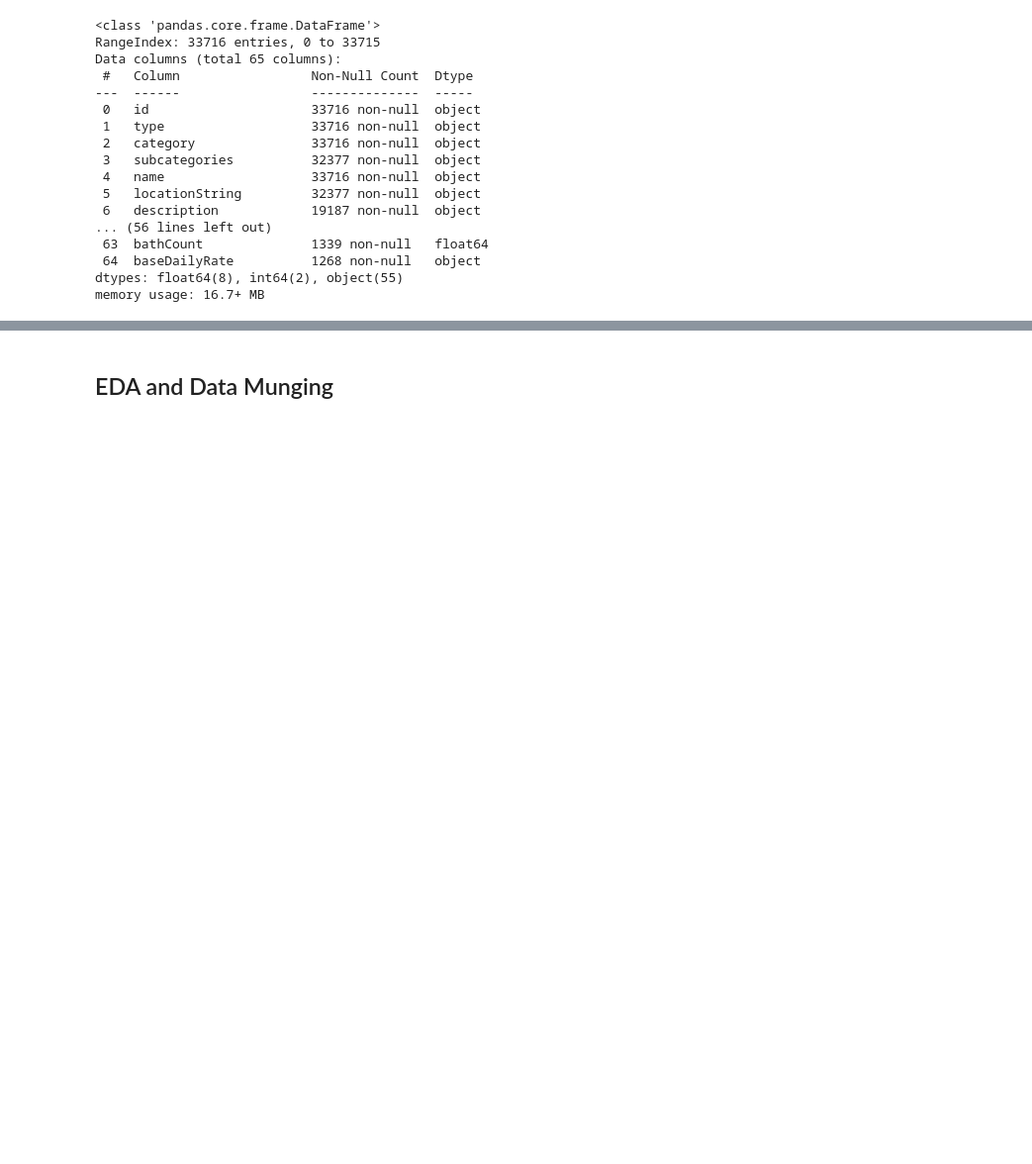
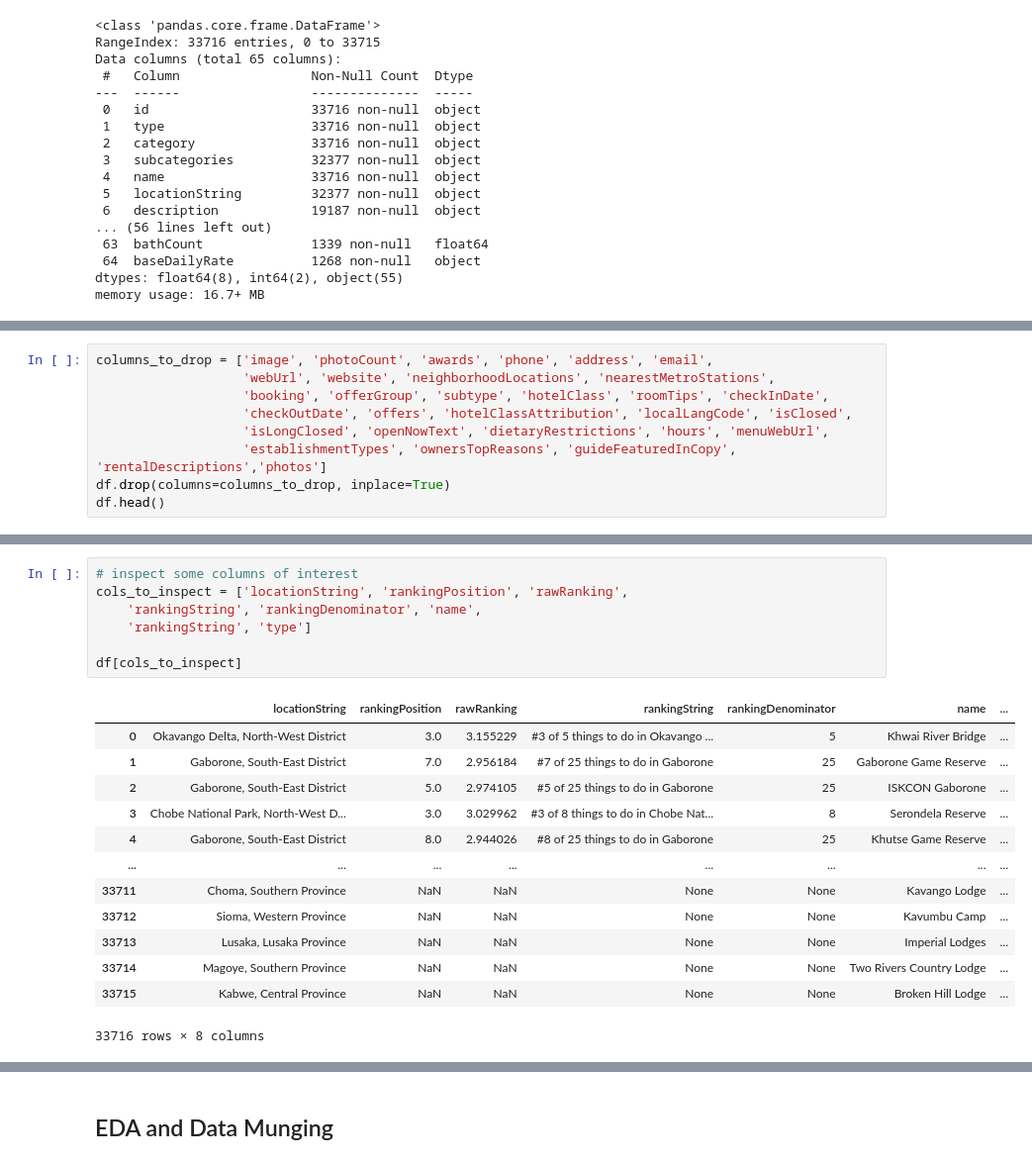
Before and after one commit to R3TR0Quan/travel-destination-recommendation-sys, a Jupyter notebook: notebook.ipynb, the cells around one changed output, grey strips where cells are left out. Shown at 99% size. Cells and saved outputs as stored; diff of their text form; blank space fills up the shorter version.

```diff
--- a/notebook.ipynb
+++ b/notebook.ipynb
@@ -71,0 +119,9 @@ memory usage: 16.7+ MB
+# %%
+columns_to_drop = ['image', 'photoCount', 'awards', 'phone', 'address', 'email',
+                   'webUrl', 'website', 'neighborhoodLocations', 'nearestMetroStations',
+                   'booking', 'offerGroup', 'subtype', 'hotelClass', 'roomTips', 'checkInDate',
+                   'checkOutDate', 'offers', 'hotelClassAttribution', 'localLangCode', 'isClosed',
+                   'isLongClosed', 'openNowText', 'dietaryRestrictions', 'hours', 'menuWebUrl',
+                   'establishmentTypes', 'ownersTopReasons', 'guideFeaturedInCopy', 'rentalDescriptions','photos']
+df.drop(columns=columns_to_drop, inplace=True)
+df.head()
@@ -71,0 +255,21 @@ memory usage: 16.7+ MB
+# %%
+# inspect some columns of interest
+cols_to_inspect = ['locationString', 'rankingPosition', 'rawRanking',
+    'rankingString', 'rankingDenominator', 'name',
+    'rankingString', 'type']
+
+df[cols_to_inspect]
+# %% [output]
+|  | locationString | rankingPosition | rawRanking | rankingString | rankingDenominator | name | ... |
+| 0 | Okavango Delta, North-West District | 3.0 | 3.155229 | #3 of 5 things to do in Okavango ... | 5 | Khwai River Bridge | ... |
+| 1 | Gaborone, South-East District | 7.0 | 2.956184 | #7 of 25 things to do in Gaborone | 25 | Gaborone Game Reserve | ... |
+| 2 | Gaborone, South-East District | 5.0 | 2.974105 | #5 of 25 things to do in Gaborone | 25 | ISKCON Gaborone | ... |
+| 3 | Chobe National Park, North-West D... | 3.0 | 3.029962 | #3 of 8 things to do in Chobe Nat... | 8 | Serondela Reserve | ... |
+| 4 | Gaborone, South-East District | 8.0 | 2.944026 | #8 of 25 things to do in Gaborone | 25 | Khutse Game Reserve | ... |
+| ... | ... | ... | ... | ... | ... | ... | ... |
+| 33711 | Choma, Southern Province | NaN | NaN | None | None | Kavango Lodge | ... |
+| 33712 | Sioma, Western Province | NaN | NaN | None | None | Kavumbu Camp | ... |
+| 33713 | Lusaka, Lusaka Province | NaN | NaN | None | None | Imperial Lodges | ... |
+| 33714 | Magoye, Southern Province | NaN | NaN | None | None | Two Rivers Country Lodge | ... |
+| 33715 | Kabwe, Central Province | NaN | NaN | None | None | Broken Hill Lodge | ... |
+33716 rows × 8 columns
```
Also changed, not shown: parts of 35 cells of this notebook.
